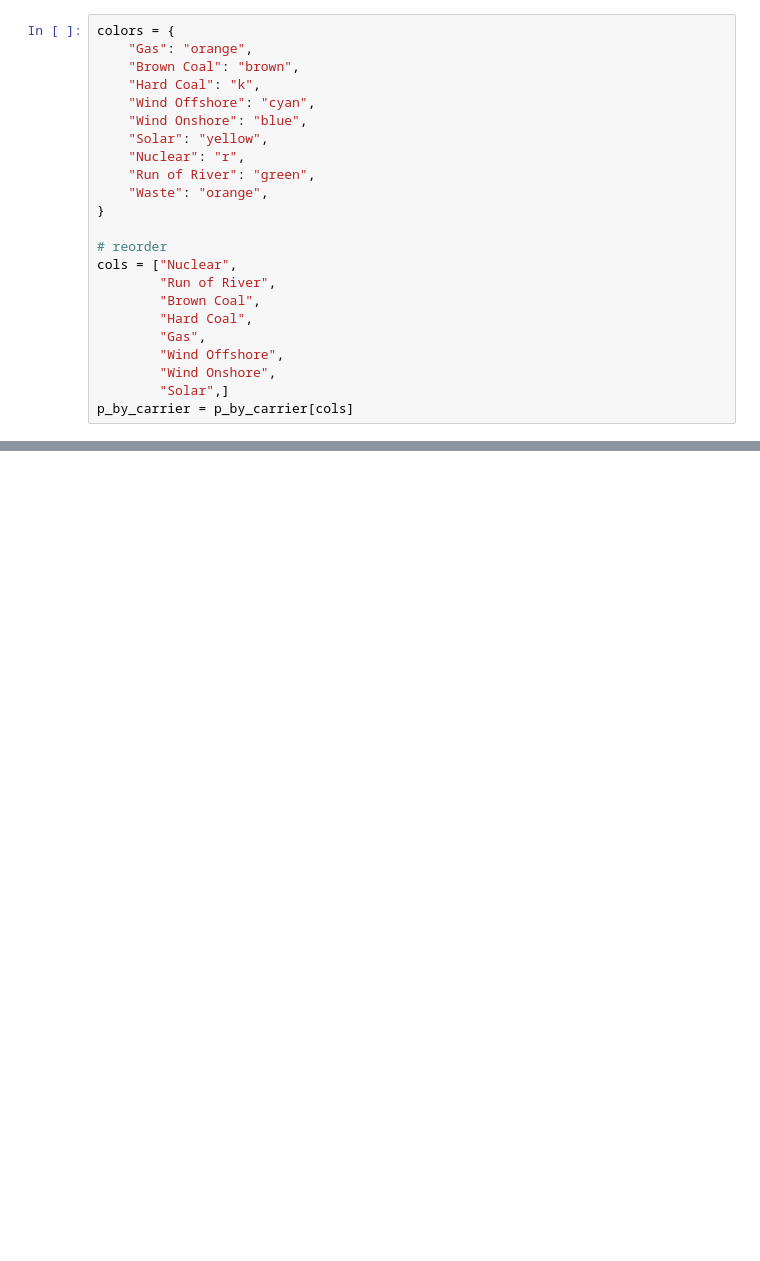
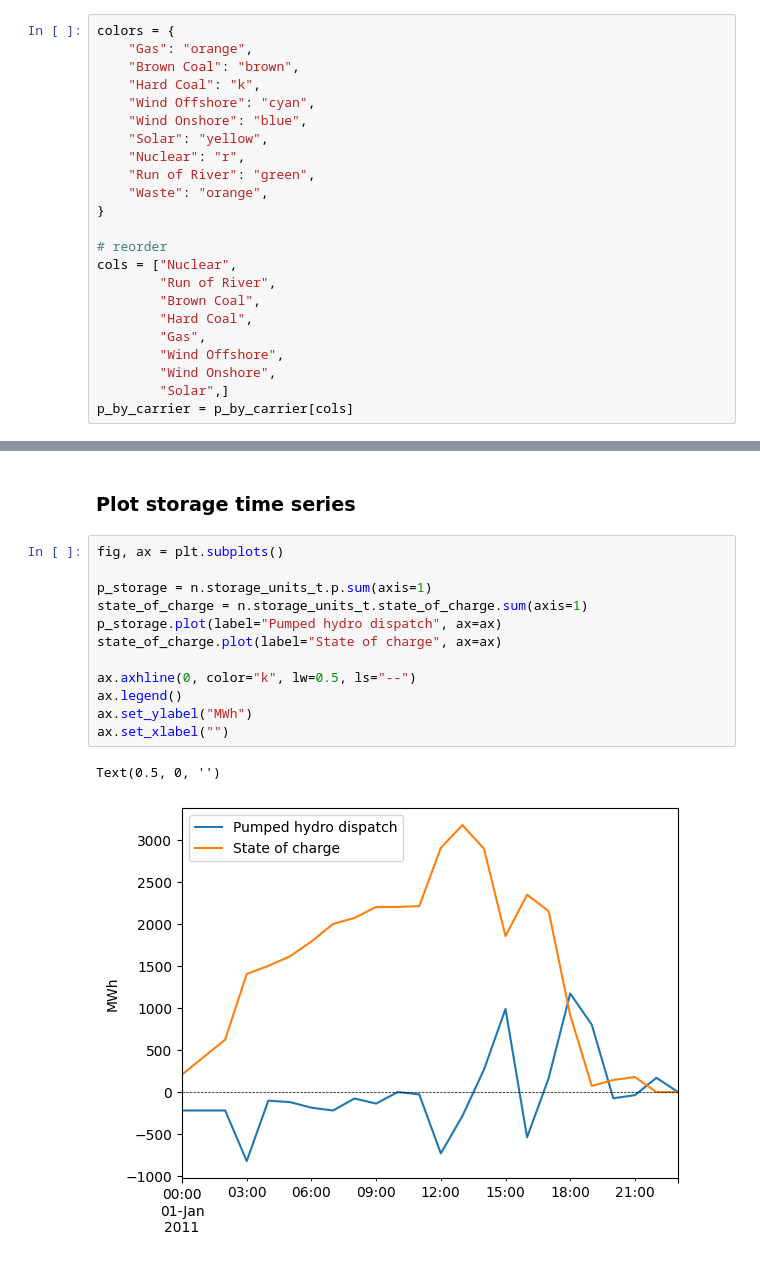
Before and after one commit to VeenaShirsath/Power-System-Optimization, a Jupyter notebook: german_example_1day_hourly_dispatch.ipynb, the cells around one changed output, grey strips where cells are left out. Saved outputs shown, nothing was run; the diff lists cells and outputs as text; blank space fills up the shorter version.

Commit message:
dispatch optim

```diff
--- a/german_example_1day_hourly_dispatch.ipynb
+++ b/german_example_1day_hourly_dispatch.ipynb
@@ -327,0 +332,17 @@ p_by_carrier = p_by_carrier[cols]
+# %% [markdown]
+### Plot storage time series
+# %%
+fig, ax = plt.subplots()
+
+p_storage = n.storage_units_t.p.sum(axis=1)
+state_of_charge = n.storage_units_t.state_of_charge.sum(axis=1)
+p_storage.plot(label="Pumped hydro dispatch", ax=ax)
+state_of_charge.plot(label="State of charge", ax=ax)
+
+ax.axhline(0, color="k", lw=0.5, ls="--")
+ax.legend()
+ax.set_ylabel("MWh")
+ax.set_xlabel("")
+# %% [output]
+Text(0.5, 0, '')
+[figure, added]
```
Also changed, not shown: parts of 28 cells of this notebook.
